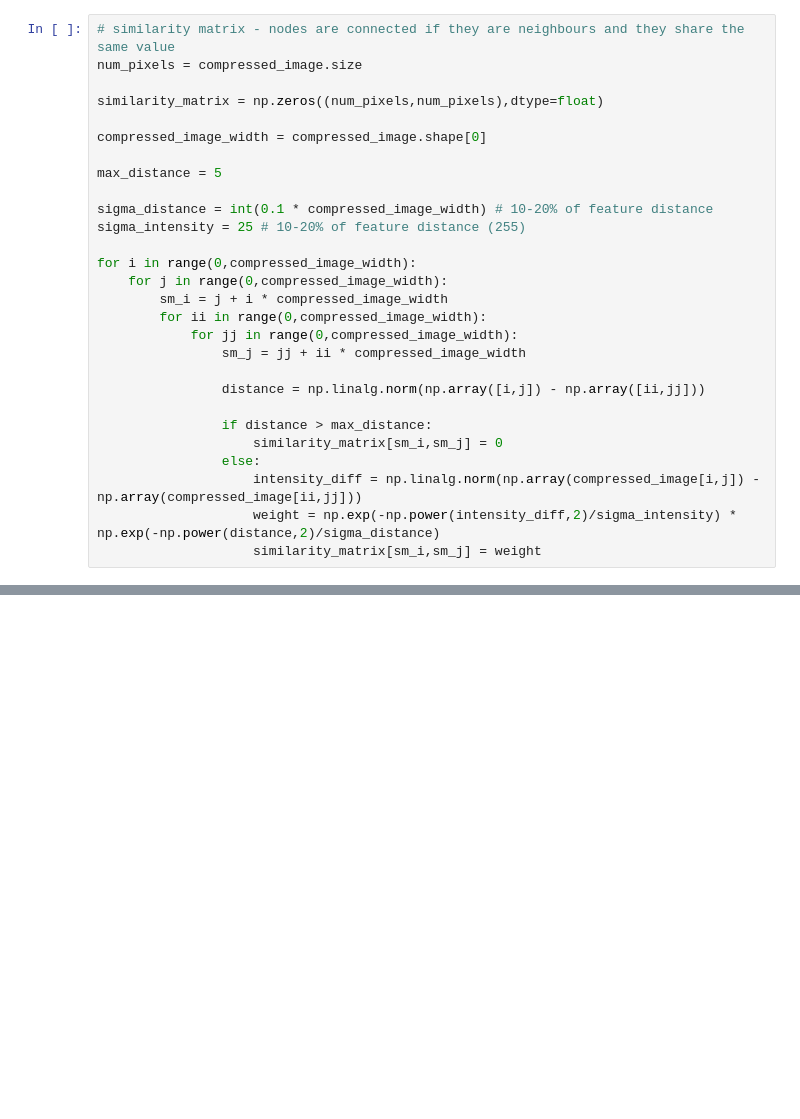
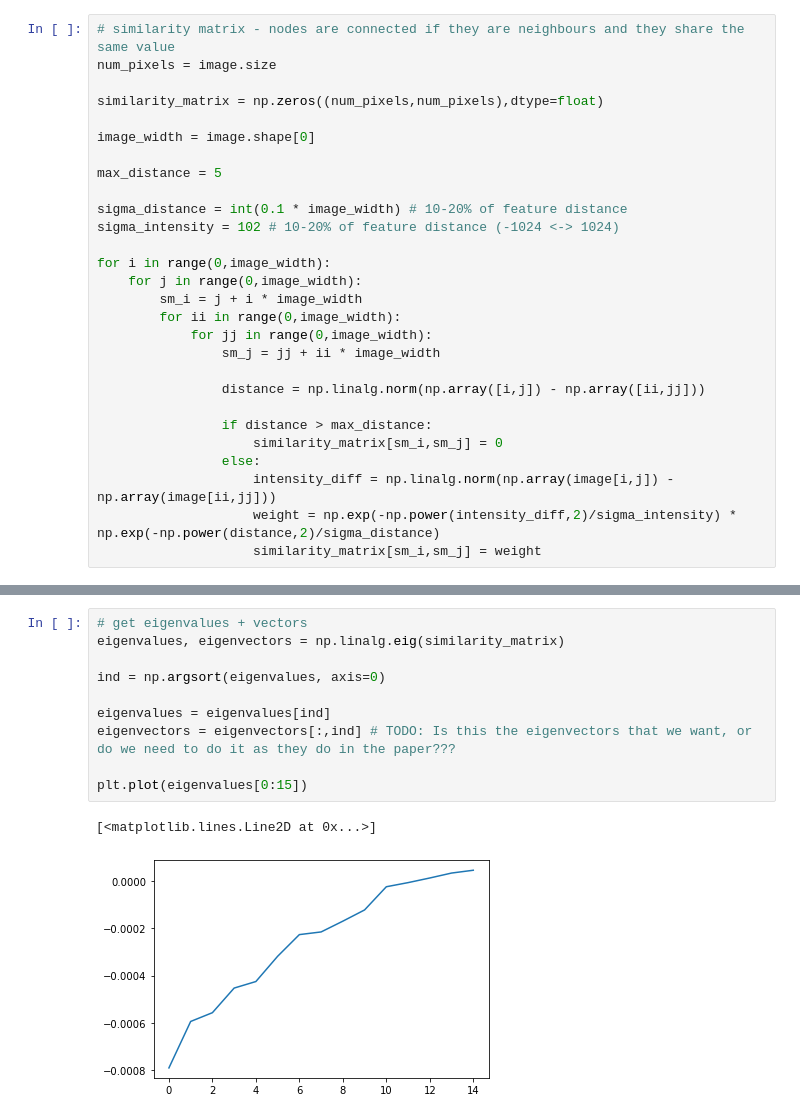
Before and after one commit to Ahmadsad/ID2211-Project, a Jupyter notebook: albin.ipynb, the cells around one changed output, grey strips where cells are left out. Drawn from its saved outputs; the diff is of its cells as text; blank space fills up the shorter version.

```diff
--- a/albin.ipynb
+++ b/albin.ipynb
@@ -42,29 +30,29 @@ plt.imshow(compressed_image, cmap='gray')
 # %%
 # similarity matrix - nodes are connected if they are neighbours and they share the same value
-num_pixels = compressed_image.size
+num_pixels = image.size
 
 similarity_matrix = np.zeros((num_pixels,num_pixels),dtype=float)
 
-compressed_image_width = compressed_image.shape[0]
+image_width = image.shape[0]
 
 max_distance = 5
 
-sigma_distance = int(0.1 * compressed_image_width) # 10-20% of feature distance
-sigma_intensity = 25 # 10-20% of feature distance (255)
+sigma_distance = int(0.1 * image_width) # 10-20% of feature distance
+sigma_intensity = 102 # 10-20% of feature distance (-1024 <-> 1024)
 
-for i in range(0,compressed_image_width):
-    for j in range(0,compressed_image_width):
-        sm_i = j + i * compressed_image_width
-        for ii in range(0,compressed_image_width):
-            for jj in range(0,compressed_image_width):
-                sm_j = jj + ii * compressed_image_width
+for i in range(0,image_width):
+    for j in range(0,image_width):
+        sm_i = j + i * image_width
+        for ii in range(0,image_width):
+            for jj in range(0,image_width):
+                sm_j = jj + ii * image_width
 
                 distance = np.linalg.norm(np.array([i,j]) - np.array([ii,jj]))
 
                 if distance > max_distance:
                     similarity_matrix[sm_i,sm_j] = 0
                 else:
-                    intensity_diff = np.linalg.norm(np.array(compressed_image[i,j]) - np.array(compressed_image[ii,jj]))
+                    intensity_diff = np.linalg.norm(np.array(image[i,j]) - np.array(image[ii,jj]))
                     weight = np.exp(-np.power(intensity_diff,2)/sigma_intensity) * np.exp(-np.power(distance,2)/sigma_distance)
                     similarity_matrix[sm_i,sm_j] = weight
 # %%
@@ -82,0 +71,13 @@ print(similarity_matrix)
+# %%
+# get eigenvalues + vectors
+eigenvalues, eigenvectors = np.linalg.eig(similarity_matrix)
+
+ind = np.argsort(eigenvalues, axis=0)
+
+eigenvalues = eigenvalues[ind]
+eigenvectors = eigenvectors[:,ind] # TODO: Is this the eigenvectors that we want, or do we need to do it as they do in the paper???
+
+plt.plot(eigenvalues[0:15])
+# %% [output]
+[<matplotlib.lines.Line2D at 0x...>]
+[figure, added]
```
Also changed, not shown: parts of 8 cells of this notebook, 1 other file.
